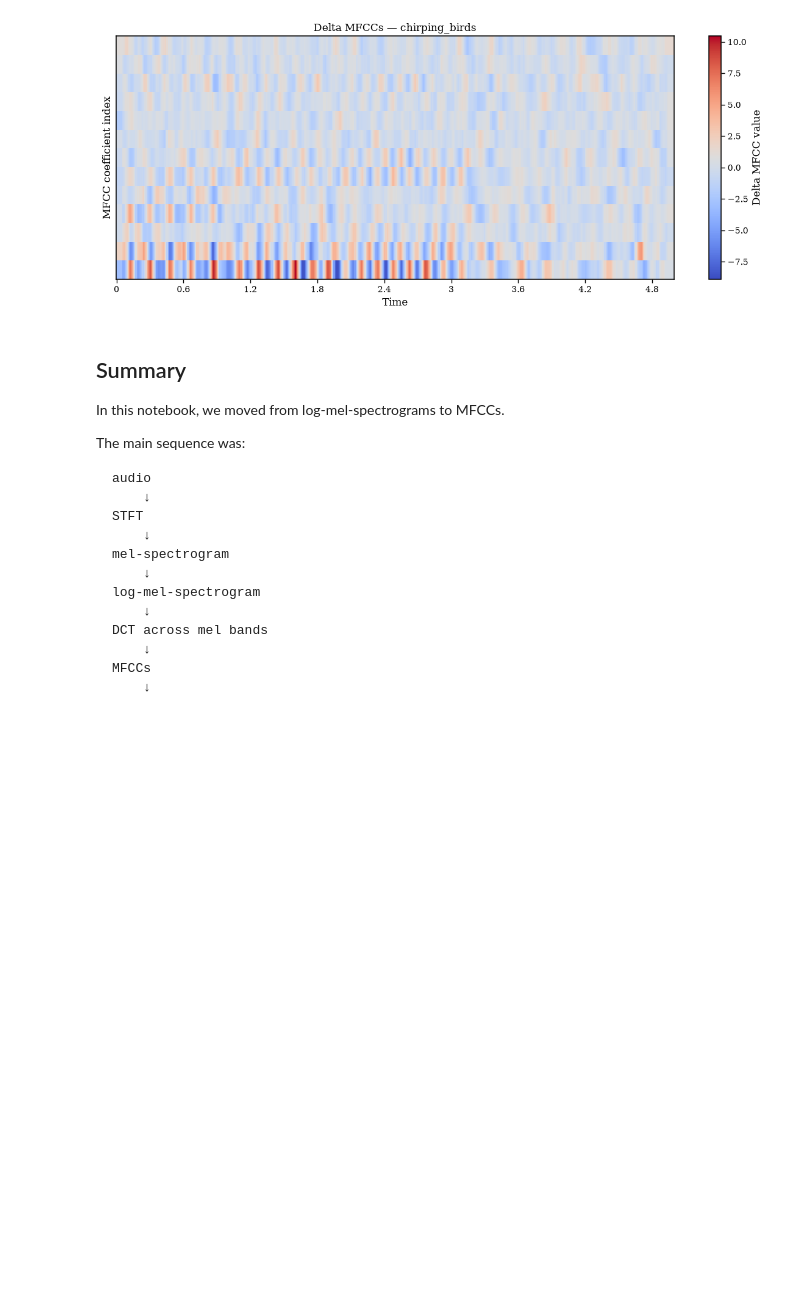
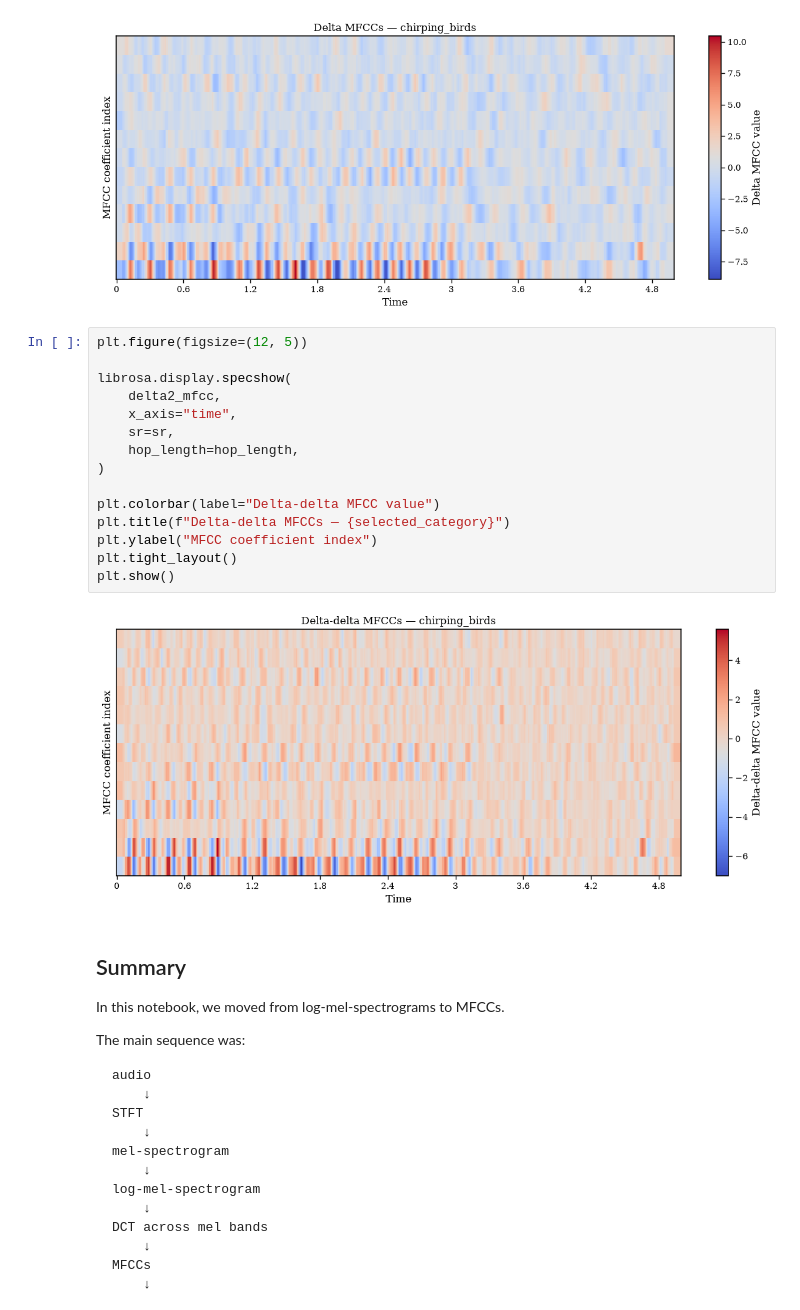
Before and after one commit to vpobleteacustica/audio-data-mining-class, a Jupyter notebook: notebooks/04_mfcc_feature_representation.ipynb, the cells around one changed output. Drawn from its saved outputs; the diff is of its cells as text; blank space fills up the shorter version.

```diff
--- a/notebooks/04_mfcc_feature_representation.ipynb
+++ b/notebooks/04_mfcc_feature_representation.ipynb
@@ -1148,6 +1451,23 @@ plt.tight_layout()
 plt.show()
 # %% [output]
 [figure]
+# %%
+plt.figure(figsize=(12, 5))
+
+librosa.display.specshow(
+    delta2_mfcc,
+    x_axis="time",
+    sr=sr,
+    hop_length=hop_length,
+)
+
+plt.colorbar(label="Delta-delta MFCC value")
+plt.title(f"Delta-delta MFCCs — {selected_category}")
+plt.ylabel("MFCC coefficient index")
+plt.tight_layout()
+plt.show()
+# %% [output]
+[figure, added]
 # %% [markdown]
 ## Summary
 
```
Also changed, not shown: parts of 16 cells of this notebook, 3 other files.
